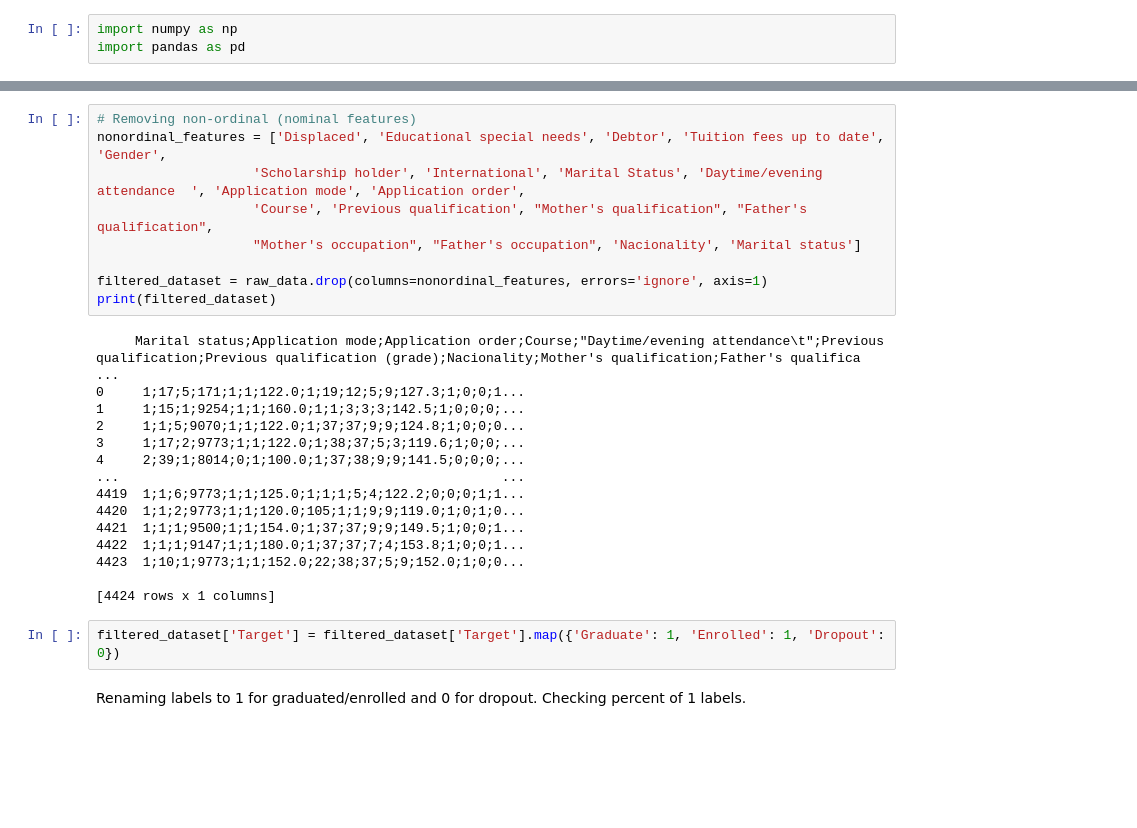
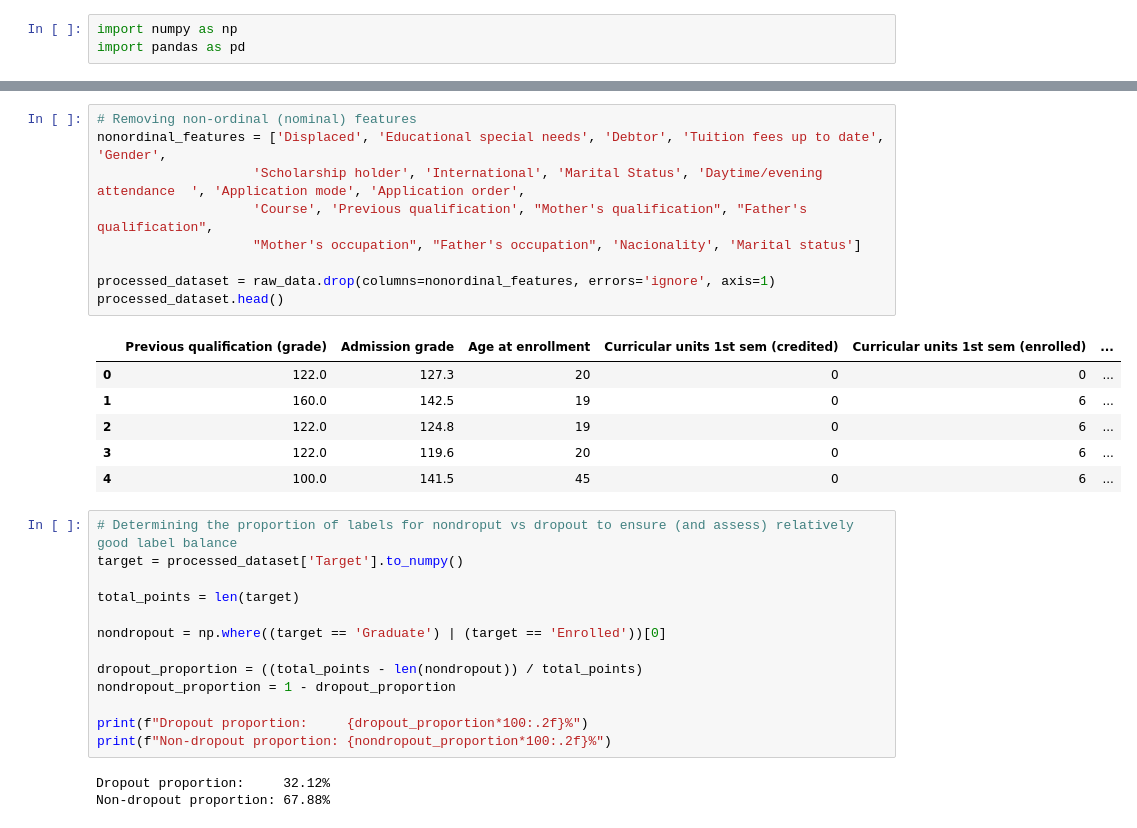
Before and after one commit to Romerico234/Student-Dropout-Predictor, a Jupyter notebook: data-preprocessing.ipynb, the cells around one changed output, grey strips where cells are left out. Drawn from its saved outputs; the diff is of its cells as text; blank space fills up the shorter version.

```diff
--- a/data-preprocessing.ipynb
+++ b/data-preprocessing.ipynb
@@ -25,28 +17,32 @@ print(raw_data)
 # %%
-# Removing non-ordinal (nominal features)
+# Removing non-ordinal (nominal) features
 nonordinal_features = ['Displaced', 'Educational special needs', 'Debtor', 'Tuition fees up to date', 'Gender',
                     'Scholarship holder', 'International', 'Marital Status', 'Daytime/evening attendance	', 'Application mode', 'Application order',
                     'Course', 'Previous qualification', "Mother's qualification", "Father's qualification",
                     "Mother's occupation", "Father's occupation", 'Nacionality', 'Marital status']
 
-filtered_dataset = raw_data.drop(columns=nonordinal_features, errors='ignore', axis=1)
-print(filtered_dataset)
+processed_dataset = raw_data.drop(columns=nonordinal_features, errors='ignore', axis=1)
+processed_dataset.head()
 # %% [output]
-     Marital status;Application mode;Application order;Course;"Daytime/evening attendance\t";Previous qualification;Previous qualification (grade);Nacionality;Mother's qualification;Father's qualifica ...
-0     1;17;5;171;1;1;122.0;1;19;12;5;9;127.3;1;0;0;1...
-1     1;15;1;9254;1;1;160.0;1;1;3;3;3;142.5;1;0;0;0;...
-2     1;1;5;9070;1;1;122.0;1;37;37;9;9;124.8;1;0;0;0...
-3     1;17;2;9773;1;1;122.0;1;38;37;5;3;119.6;1;0;0;...
-4     2;39;1;8014;0;1;100.0;1;37;38;9;9;141.5;0;0;0;...
-...                                                 ...
-4419  1;1;6;9773;1;1;125.0;1;1;1;5;4;122.2;0;0;0;1;1...
-4420  1;1;2;9773;1;1;120.0;105;1;1;9;9;119.0;1;0;1;0...
-4421  1;1;1;9500;1;1;154.0;1;37;37;9;9;149.5;1;0;0;1...
-4422  1;1;1;9147;1;1;180.0;1;37;37;7;4;153.8;1;0;0;1...
-4423  1;10;1;9773;1;1;152.0;22;38;37;5;9;152.0;1;0;0...
-
-[4424 rows x 1 columns]
+|  | Previous qualification (grade) | Admission grade | Age at enrollment | Curricular units 1st sem (credited) | Curricular units 1st sem (enrolled) | ... |
+| 0 | 122.0 | 127.3 | 20 | 0 | 0 | ... |
+| 1 | 160.0 | 142.5 | 19 | 0 | 6 | ... |
+| 2 | 122.0 | 124.8 | 19 | 0 | 6 | ... |
+| 3 | 122.0 | 119.6 | 20 | 0 | 6 | ... |
+| 4 | 100.0 | 141.5 | 45 | 0 | 6 | ... |
 # %%
-filtered_dataset['Target'] = filtered_dataset['Target'].map({'Graduate': 1, 'Enrolled': 1, 'Dropout': 0})
+# Determining the proportion of labels for nondroput vs dropout to ensure (and assess) relatively good label balance
+target = processed_dataset['Target'].to_numpy()
+
+total_points = len(target)
+
+nondropout = np.where((target == 'Graduate') | (target == 'Enrolled'))[0]
+
+dropout_proportion = ((total_points - len(nondropout)) / total_points)
+nondropout_proportion = 1 - dropout_proportion
+
+print(f"Dropout proportion:     {dropout_proportion*100:.2f}%")
+print(f"Non-dropout proportion: {nondropout_proportion*100:.2f}%")
+# %% [output]
+Dropout proportion:     32.12%
+Non-dropout proportion: 67.88%
-# %% [markdown]
-Renaming labels to 1 for graduated/enrolled and 0 for dropout. Checking percent of 1 labels.
```
Also changed, not shown: parts of 17 cells of this notebook.
